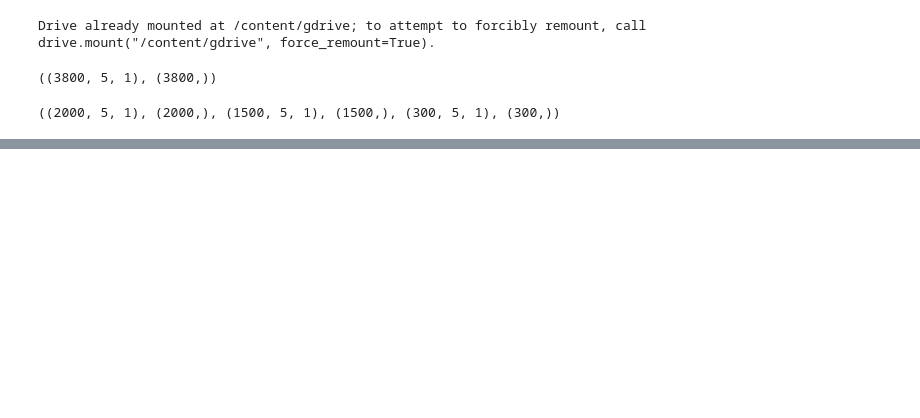
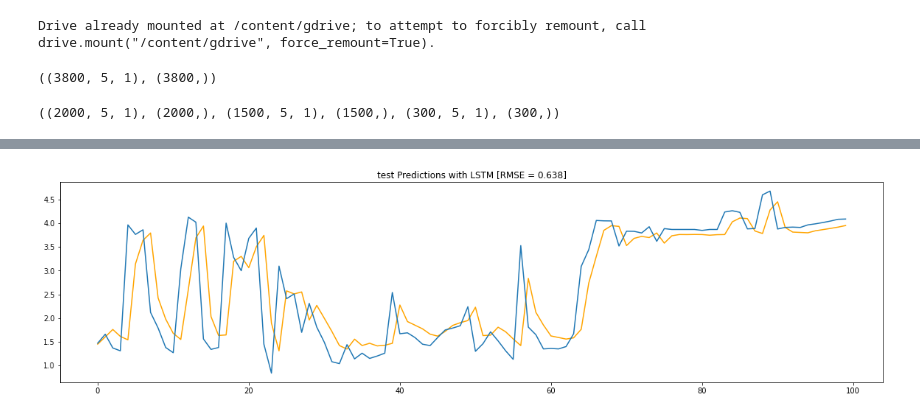
Before and after one commit to Malekkamoua/Android-Kotlin-Quiz-app-my-space, a Jupyter notebook: 5_Forecasting | LSTM.ipynb, the cells around one changed output, grey strips where cells are left out. Saved outputs shown, nothing was run; the diff lists cells and outputs as text; code cells hidden in the pictures; blank space fills up the shorter version.

```diff
--- a/5_Forecasting | LSTM.ipynb
+++ b/5_Forecasting | LSTM.ipynb
@@ -103,4 +89,9 @@ model = load_model('model1/')
 
 train_predictions = model.predict(X_train).flatten()
 train_results = pd.DataFrame(data={'Train Predictions':train_predictions, 'Actuals':y_train})
-train_results
+
+test_predictions = model.predict(X_test).flatten()
+test_results = pd.DataFrame(data={'test Predictions':test_predictions, 'Actuals':y_test})
+
+val_predictions = model.predict(X_val).flatten()
+val_results = pd.DataFrame(data={'val Predictions':val_predictions, 'Actuals':y_val})
@@ -141,0 +119,12 @@ plt.show()
+# %%
+import matplotlib.pyplot as plt
+
+mape, mae, rmse = forecast_accuracy(test_results['test Predictions'], test_results['Actuals'])
+
+fig, ax = plt.subplots(figsize=(20,5))
+plt.plot(test_results['test Predictions'][0:100], color='orange')
+plt.plot(test_results['Actuals'][0:100])
+plt.title("test Predictions with LSTM [RMSE = %.3f]" % rmse)
+plt.show()
+# %% [output]
+[figure, added]
```
Also changed, not shown: parts of 7 cells of this notebook.
